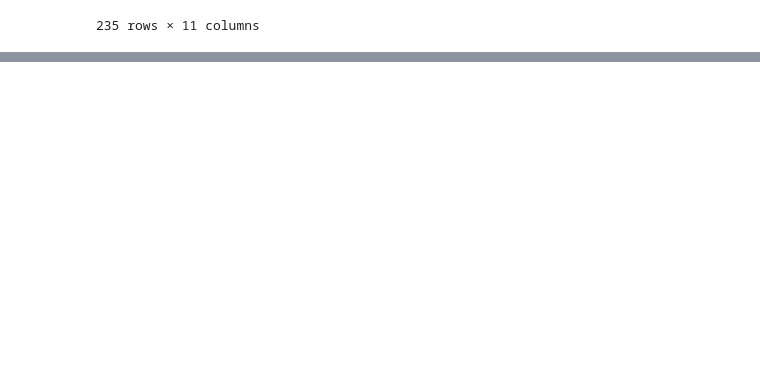
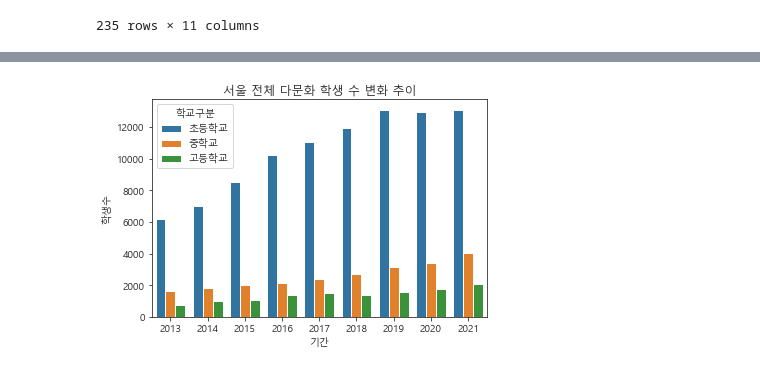
Before and after one commit to 56unbreakable/Gangseo-Publicdata-Project, a Jupyter notebook: 시각화/다문화가정 시각화 복사본.ipynb, the cells around one changed output, grey strips where cells are left out. Drawn from its saved outputs; the diff is of its cells as text; code cells hidden in the pictures; blank space fills up the shorter version.

```diff
--- a/시각화/다문화가정 시각화 복사본.ipynb
+++ b/시각화/다문화가정 시각화 복사본.ipynb
@@ -355,0 +424,20 @@ data_sum_df
+# %%
+data_sum = []
+for i in range(len(data)):
+    if "합계" in data.iloc[i]["자치구"]:
+        data_sum.append(data.iloc[i])
+data_sum_df = pd.DataFrame(data_sum)
+
+data_sum_df_1 = data_sum_df[["기간","자치구","초등학교"]]
+data_sum_df_1["학교구분"] = "초등학교"
+data_sum_df_2 = data_sum_df[["기간","자치구","중학교"]]
+data_sum_df_2["학교구분"] = "중학교"
+data_sum_df_3 = data_sum_df[["기간","자치구","고등학교"]]
+data_sum_df_3["학교구분"] = "고등학교"
+
+data_sum_df_1.rename(columns={"초등학교":"학생수"},inplace=True)
+data_sum_df_2.rename(columns={"중학교":"학생수"},inplace=True)
+data_sum_df_3.rename(columns={"고등학교":"학생수"},inplace=True)
+
+data_sum_df_a = pd.concat([data_sum_df_1,data_sum_df_2,data_sum_df_3])
+data_sum_df_a
@@ -355,0 +481,11 @@ data_sum_df
+# %%
+import matplotlib.pyplot as plt
+import seaborn as sns
+
+sns.set_style("ticks")
+plt.rc('font',family = 'Malgun Gothic')
+p = sns.barplot(x=data_sum_df_a["기간"],y=data_sum_df_a["학생수"],hue=data_sum_df_a["학교구분"])
+plt.title("서울 전체 다문화 학생 수 변화 추이")
+plt.show()
+# %% [output]
+[figure, added]
```
Also changed, not shown: parts of 6 cells of this notebook.
